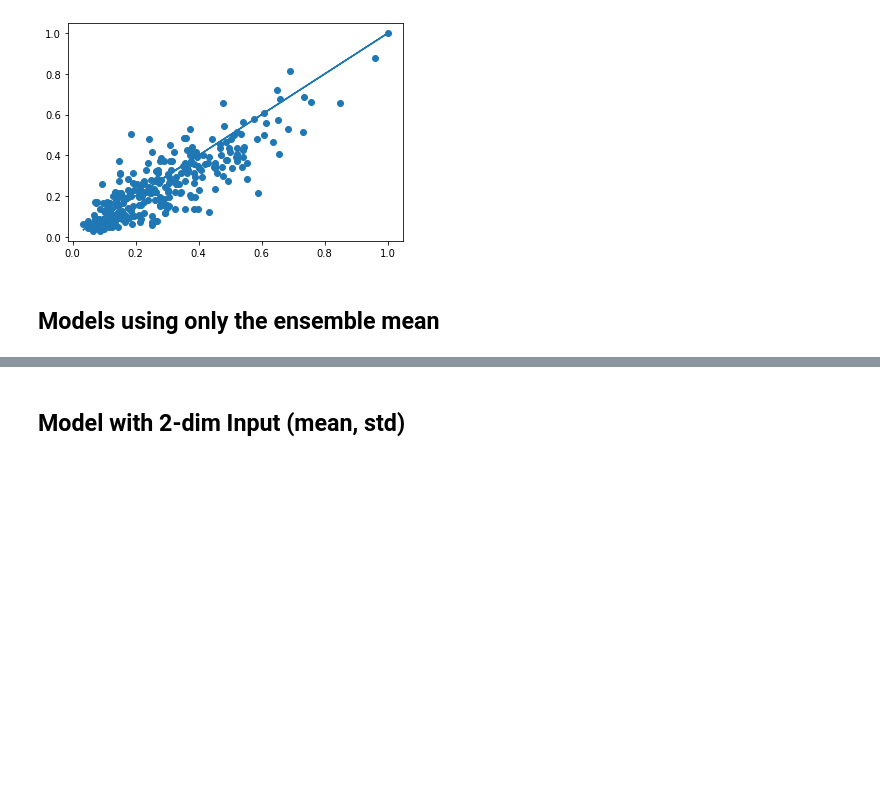
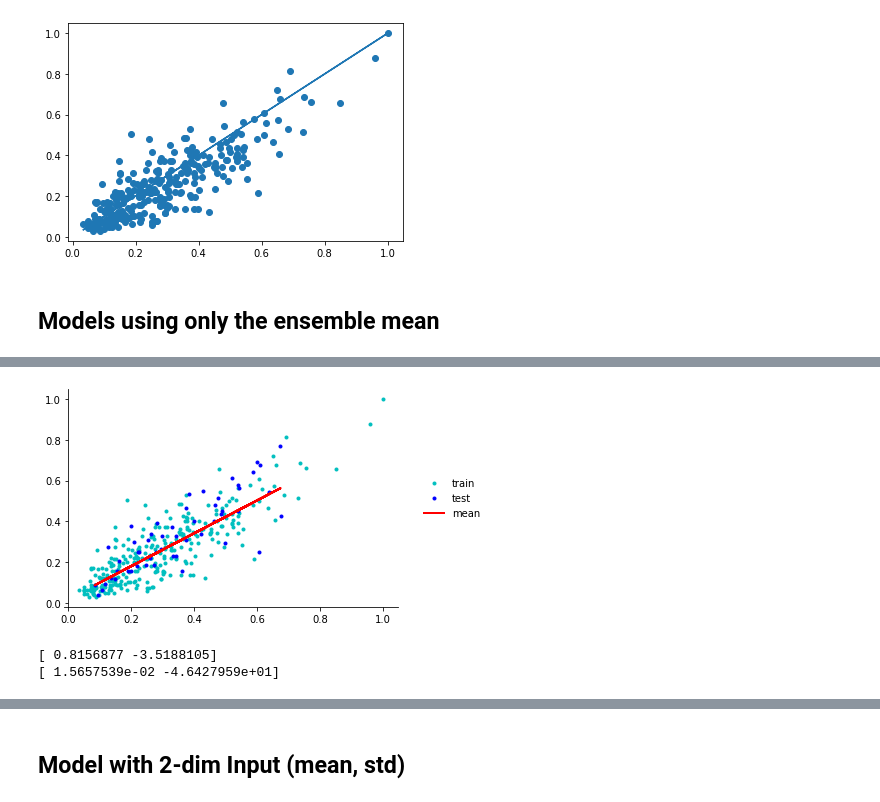
Before and after one commit to ElisabethBrockhaus/PTSFC_energy_and_wind, a Jupyter notebook: wind_pbnn_model.ipynb, the cells around one changed output, grey strips where cells are left out. Cells and saved outputs as stored; diff of their text form; code cells hidden in the pictures; blank space fills up the shorter version.

Commit message:
reconstruct first 2 input layer PBNN and save all plots

```diff
--- a/wind_pbnn_model.ipynb
+++ b/wind_pbnn_model.ipynb
@@ -9,7 +9,8 @@ from os.path import exists
 from scipy import stats
 import matplotlib.pyplot as plt
 # %%
-today = datetime.today().strftime("%Y%m%d")
+# today = datetime.today().strftime("%Y%m%d")
+today = "20230215"
 today
 # %% [output]
 '20230215'
@@ -106,9 +107,11 @@ fc_historic = pd.concat(fc_historic).reset_index()
 fc_historic.rename(columns={' fcst_hour ': 'fcst_hour'}, inplace=True)
 # %%
 station_id = "04177"
-yesterday = (datetime.today() - pd.DateOffset(days=1)).strftime("%Y%m%d")
-start_historic = (datetime.today() - pd.DateOffset(days=550)).strftime("%Y%m%d")
+#yesterday = (datetime.today() - pd.DateOffset(days=1)).strftime("%Y%m%d")
+yesterday = "20230214"
+#start_historic = (datetime.today() - pd.DateOffset(days=550)).strftime("%Y%m%d")
+start_historic = "20210814"
 file_historic = "produkt_ff_stunde_" + start_historic + "_" + yesterday + "_" + station_id + ".txt"
-path_historic = "../project/data/weather/stundenwerte_FF_" + station_id + "_akt/" + file_historic
+path_historic = "../PTSFC_energy_and_wind/data/weather/stundenwerte_FF_" + station_id + "_akt/" + file_historic
 path_historic
 # %% [output]
@@ -220,6 +223,8 @@ plt.show()
 # y_test = np.array(y_test).reshape(-1,1)
 # %% [markdown]
 ## Models using only the ensemble mean
+# %%
+negloglik = lambda y, rv_y: -rv_y.log_prob(y)
 # %%
 # Build model.
 model = tf.keras.Sequential(
@@ -231,11 +236,10 @@ model = tf.keras.Sequential(
 
 # Do inference.
 model.compile(optimizer=tf.optimizers.Adam(learning_rate=0.01), loss=negloglik)
-model.fit(x_train, y_train, epochs=1000, verbose=False)
+model.fit(x_mean_train, y_train, epochs=1000, verbose=False)
 print(model.summary())
 
 # Profit.
 [print(np.squeeze(w.numpy())) for w in model.weights]
-yhat = model(x_test)
-print(yhat)
+yhat = model(x_mean_test)
 assert isinstance(yhat, tfd.Distribution)
@@ -258,3 +264,24 @@ plt.show()
+# %%
+w = np.squeeze(model.layers[-2].kernel.numpy())
+b = np.squeeze(model.layers[-2].bias.numpy())
+
+plt.figure(figsize=[6, 4])
+plt.plot(x_mean_train, y_train, 'c.', label='train');
+plt.plot(x_mean_test, y_test, 'b.', label='test');
+plt.plot(x_mean_test, yhat.mean(),'r', label='mean', linewidth=2);
+
+ax=plt.gca();
+ax.xaxis.set_ticks_position('bottom')
+ax.yaxis.set_ticks_position('left')
+ax.spines['left'].set_position(('data', 0))
+ax.spines['top'].set_visible(False)
+ax.spines['right'].set_visible(False)
+plt.legend(loc='center left', fancybox=True, framealpha=0., bbox_to_anchor=(1.05, 0.5))
+
+plt.savefig('../PTSFC_energy_and_wind/otherFiles/tfp_tutorial_m1.png', bbox_inches='tight', dpi=200)
+plt.show()
+# %% [output]
+[figure, added]
 # %%
 # Build model.
 model = tf.keras.Sequential(
@@ -270,11 +297,14 @@ model = tf.keras.Sequential(
 
 # Do inference.
 model.compile(optimizer=tf.optimizers.Adam(learning_rate=0.01), loss=negloglik)
-model.fit(x_train, y_train, epochs=1000, verbose=False)
+model.fit(x_mean_train, y_train, epochs=1000, verbose=False)
 
 # Profit.
 [print(np.squeeze(w.numpy())) for w in model.weights]
-yhat = model(x_test)
+yhat = model(x_mean_test)
 assert isinstance(yhat, tfd.Distribution)
+# %% [output]
+[ 0.8156877 -3.5188105]
+[ 1.5657539e-02 -4.6427959e+01]
 # %%
 plt.figure(figsize=[6, 4])  # inches
```
Also changed, not shown: parts of 22 cells of this notebook.
